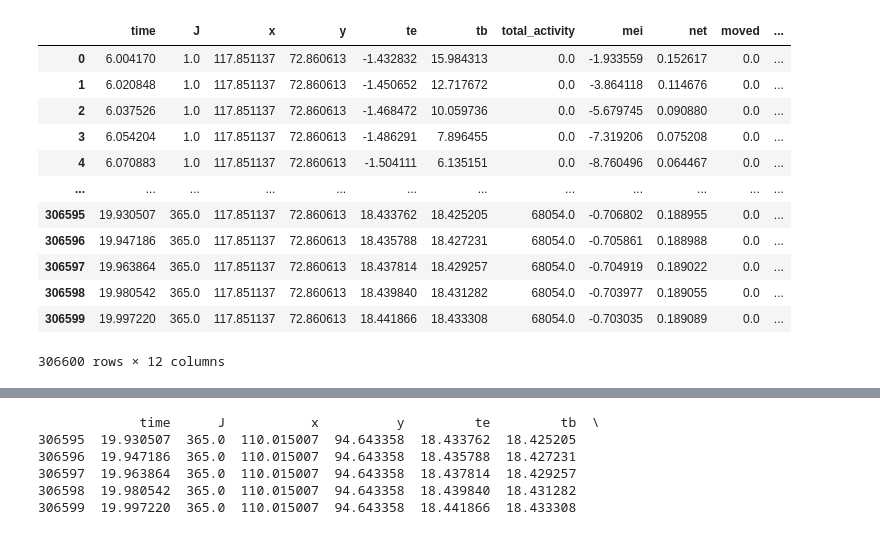
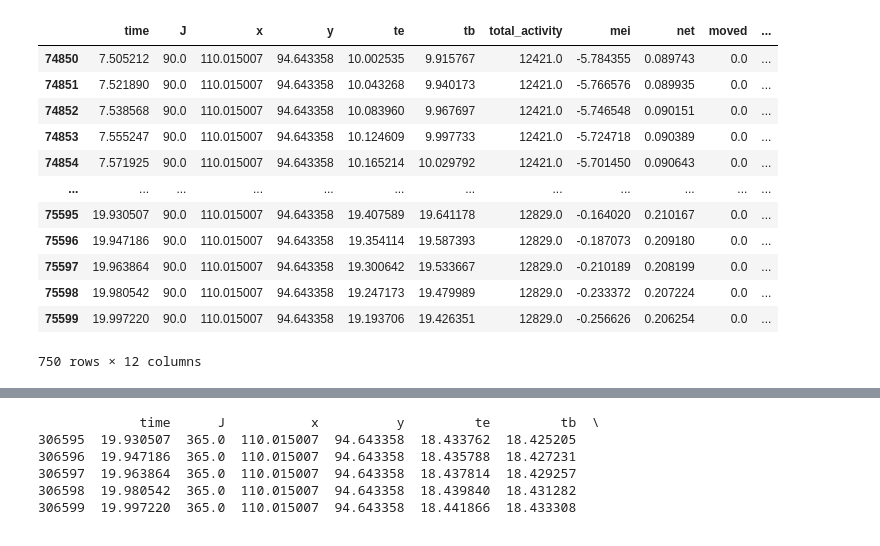
Before and after one commit to laurenneel/energetics-model, a Jupyter notebook: summarizing_data.ipynb, the cells around one changed output, grey strips where cells are left out. Saved outputs shown, nothing was run; the diff lists cells and outputs as text; code cells hidden in the pictures.

```diff
--- a/summarizing_data.ipynb
+++ b/summarizing_data.ipynb
@@ -4,48 +4,59 @@
 import matplotlib.pyplot as plt
 from time import time as what_time
 from random import choice, gauss
 import numpy as np
 from numpy.random import *
 from scipy.stats.mstats import *
 from scipy.interpolate import interp1d
 from numpy.random import uniform, seed, normal, binomial
 from numpy import pi, min, max, percentile, radians, degrees
 from numpy.fft import ifft2
 import multiprocessing
 from time import time
 from scipy.interpolate import *
 #from matplotlib.mlab import prctile as percent
 from numpy import flipud
 from math import exp, log, sin, cos, sqrt, acos, asin, atan, atan2
 #from numpy import arctan as atan
 #from numpy import arctan2 as atan2
 #from numpy import arcsin as asin
 #from numpy import arccos as acos
 import pandas as pd ## added by LN
 import math
 import csv
 
-full_df = pd.read_csv('/Users/laurenneel/Documents/repo_energetics/energetics-model/output.csv')
+LR_full_df = pd.read_csv('/Users/laurenneel/Documents/repo_energetics/energetics-model/output/LR_output_copy.csv')
 #full_df = pd.read_csv('/Users/laurenneel/Documents/repo_energetics/energetics-model/output/output_copy.csv')
-df90 = full_df[full_df['J'] == 90]
-df180 = full_df[full_df['J'] == 180]
-df270 = full_df[full_df['J'] == 270]
-df360 = full_df[full_df['J'] == 360]
+LR_df90 = LR_full_df[(LR_full_df['J'] == 90) & (LR_full_df['time'] >= 7.5)]
+LR_df180 = LR_full_df[(LR_full_df['J'] == 180) & (LR_full_df['time'] >= 7.5)]
+LR_df270 = LR_full_df[(LR_full_df['J'] == 270) & (LR_full_df['time'] >= 7.5)]
+LR_df360 = LR_full_df[(LR_full_df['J'] == 360) & (LR_full_df['time'] >= 7.5)]
 
+TC_full_df = pd.read_csv('/Users/laurenneel/Documents/repo_energetics/energetics-model/output/TC_output_copy.csv')
+TC_df90 = TC_full_df[TC_full_df['J'] == 90 & (TC_full_df['time'] >= 6.5)]
+TC_df180 = TC_full_df[TC_full_df['J'] == 180 & (TC_full_df['time'] >= 6.5)]
+TC_df270 = TC_full_df[TC_full_df['J'] == 270 & (TC_full_df['time'] >= 6.5)]
+TC_df360 = TC_full_df[TC_full_df['J'] == 360 & (TC_full_df['time'] >= 6.5)]
 
+RP_full_df = pd.read_csv('/Users/laurenneel/Documents/repo_energetics/energetics-model/output/RP_output_copy.csv')
+#full_df = pd.read_csv('/Users/laurenneel/Documents/repo_energetics/energetics-model/output/output_copy.csv')
+RP_df90 = RP_full_df[(RP_full_df['J'] == 90) & (RP_full_df['time'] >= 7.5)]
+RP_df180 = RP_full_df[(RP_full_df['J'] == 180) & (RP_full_df['time'] >= 7.5)]
+RP_df270 = RP_full_df[(RP_full_df['J'] == 270) & (RP_full_df['time'] >= 7.5)]
+RP_df360 = RP_full_df[(RP_full_df['J'] == 360) & (RP_full_df['time'] >= 7.5)]
 
-display(full_df)
+display(LR_df90)
 # %% [output]
 |  | time | J | x | y | te | tb | total_activity | mei | net | moved | ... |
-| 0 | 6.004170 | 1.0 | 117.851137 | 72.860613 | -1.432832 | 15.984313 | 0.0 | -1.933559 | 0.152617 | 0.0 | ... |
-| 1 | 6.020848 | 1.0 | 117.851137 | 72.860613 | -1.450652 | 12.717672 | 0.0 | -3.864118 | 0.114676 | 0.0 | ... |
-| 2 | 6.037526 | 1.0 | 117.851137 | 72.860613 | -1.468472 | 10.059736 | 0.0 | -5.679745 | 0.090880 | 0.0 | ... |
-| 3 | 6.054204 | 1.0 | 117.851137 | 72.860613 | -1.486291 | 7.896455 | 0.0 | -7.319206 | 0.075208 | 0.0 | ... |
-| 4 | 6.070883 | 1.0 | 117.851137 | 72.860613 | -1.504111 | 6.135151 | 0.0 | -8.760496 | 0.064467 | 0.0 | ... |
+| 74850 | 7.505212 | 90.0 | 110.015007 | 94.643358 | 10.002535 | 9.915767 | 12421.0 | -5.784355 | 0.089743 | 0.0 | ... |
+| 74851 | 7.521890 | 90.0 | 110.015007 | 94.643358 | 10.043268 | 9.940173 | 12421.0 | -5.766576 | 0.089935 | 0.0 | ... |
+| 74852 | 7.538568 | 90.0 | 110.015007 | 94.643358 | 10.083960 | 9.967697 | 12421.0 | -5.746548 | 0.090151 | 0.0 | ... |
+| 74853 | 7.555247 | 90.0 | 110.015007 | 94.643358 | 10.124609 | 9.997733 | 12421.0 | -5.724718 | 0.090389 | 0.0 | ... |
+| 74854 | 7.571925 | 90.0 | 110.015007 | 94.643358 | 10.165214 | 10.029792 | 12421.0 | -5.701450 | 0.090643 | 0.0 | ... |
 | ... | ... | ... | ... | ... | ... | ... | ... | ... | ... | ... | ... |
-| 306595 | 19.930507 | 365.0 | 117.851137 | 72.860613 | 18.433762 | 18.425205 | 68054.0 | -0.706802 | 0.188955 | 0.0 | ... |
-| 306596 | 19.947186 | 365.0 | 117.851137 | 72.860613 | 18.435788 | 18.427231 | 68054.0 | -0.705861 | 0.188988 | 0.0 | ... |
-| 306597 | 19.963864 | 365.0 | 117.851137 | 72.860613 | 18.437814 | 18.429257 | 68054.0 | -0.704919 | 0.189022 | 0.0 | ... |
-| 306598 | 19.980542 | 365.0 | 117.851137 | 72.860613 | 18.439840 | 18.431282 | 68054.0 | -0.703977 | 0.189055 | 0.0 | ... |
-| 306599 | 19.997220 | 365.0 | 117.851137 | 72.860613 | 18.441866 | 18.433308 | 68054.0 | -0.703035 | 0.189089 | 0.0 | ... |
+| 75595 | 19.930507 | 90.0 | 110.015007 | 94.643358 | 19.407589 | 19.641178 | 12829.0 | -0.164020 | 0.210167 | 0.0 | ... |
+| 75596 | 19.947186 | 90.0 | 110.015007 | 94.643358 | 19.354114 | 19.587393 | 12829.0 | -0.187073 | 0.209180 | 0.0 | ... |
+| 75597 | 19.963864 | 90.0 | 110.015007 | 94.643358 | 19.300642 | 19.533667 | 12829.0 | -0.210189 | 0.208199 | 0.0 | ... |
+| 75598 | 19.980542 | 90.0 | 110.015007 | 94.643358 | 19.247173 | 19.479989 | 12829.0 | -0.233372 | 0.207224 | 0.0 | ... |
+| 75599 | 19.997220 | 90.0 | 110.015007 | 94.643358 | 19.193706 | 19.426351 | 12829.0 | -0.256626 | 0.206254 | 0.0 | ... |
-306600 rows × 12 columns
+750 rows × 12 columns
```
Also changed, not shown: parts of 8 cells of this notebook, 12 other files.
